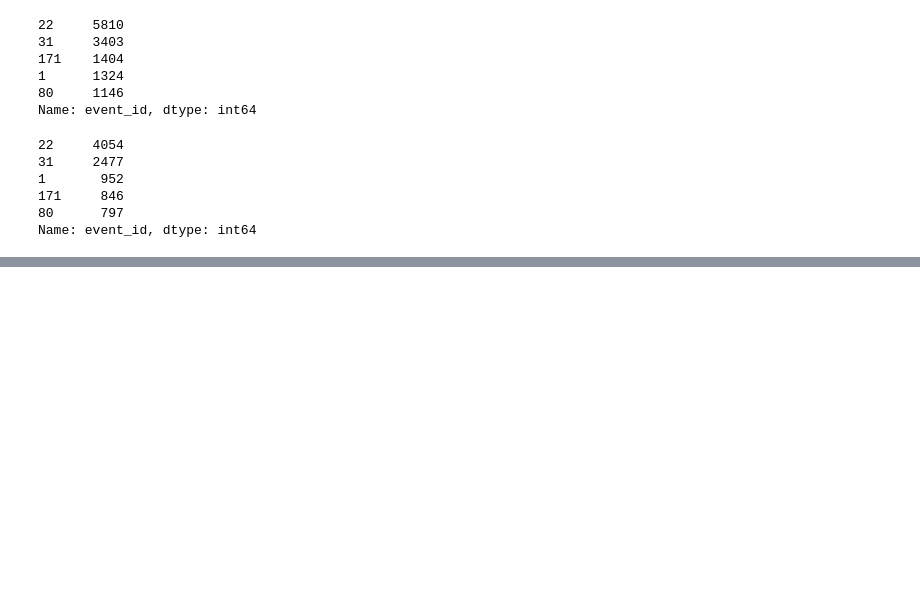
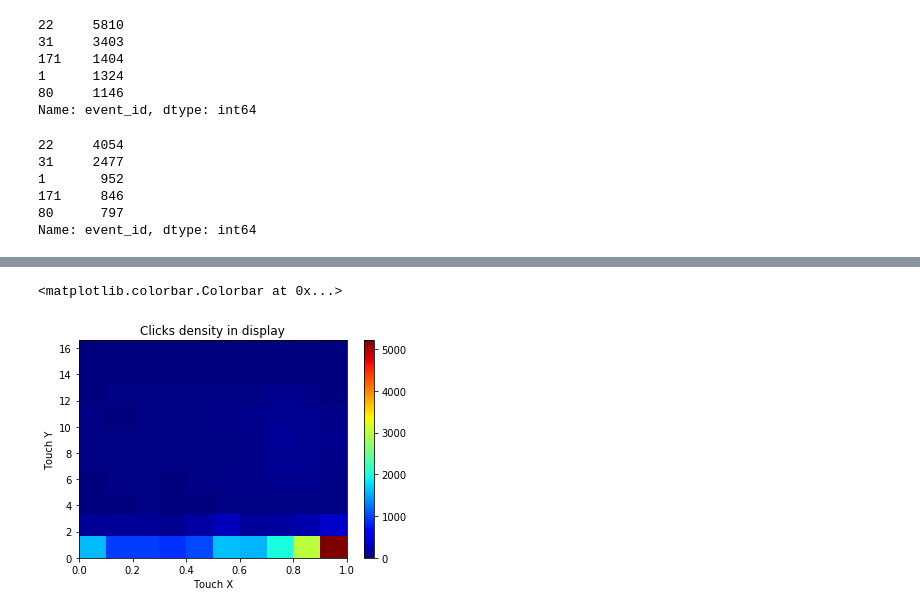
Before and after one commit to MartinRosasSommer/Datos2019, a Jupyter notebook: Analisis 1.ipynb, the cells around one changed output, grey strips where cells are left out. Drawn from its saved outputs; the diff is of its cells as text; code cells hidden in the pictures; blank space fills up the shorter version.

```diff
--- a/Analisis 1.ipynb
+++ b/Analisis 1.ipynb
@@ -1442,0 +1460,9 @@ auctionsWithBuenosAiresTime.groupby(["date"])["date"].count().plot()
+# %%
+plt.title("Clicks density in display")
+plt.xlabel("Touch X")
+plt.ylabel("Touch Y")
+plt.hist2d(xy["touchX"], xy["touchY"], (10, 10), cmap=plt.cm.jet)
+plt.colorbar()
+# %% [output]
+<matplotlib.colorbar.Colorbar at 0x...>
+[figure, added]
```
Also changed, not shown: parts of 6 cells of this notebook.
